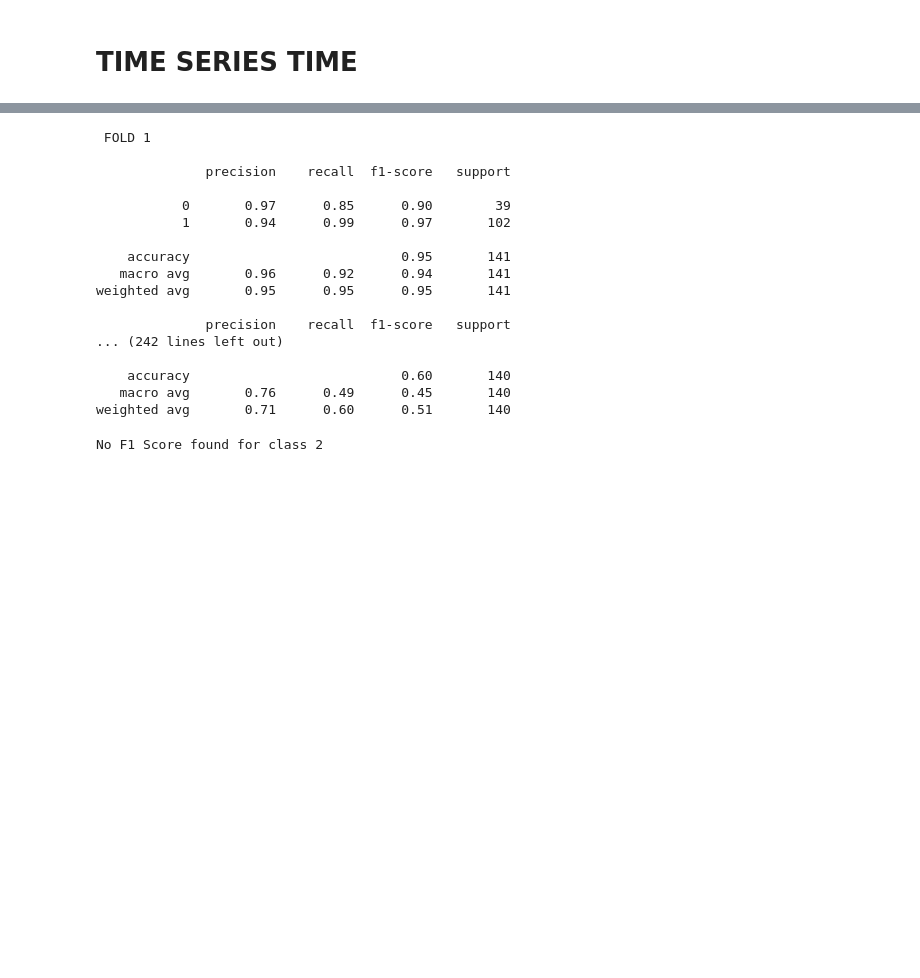
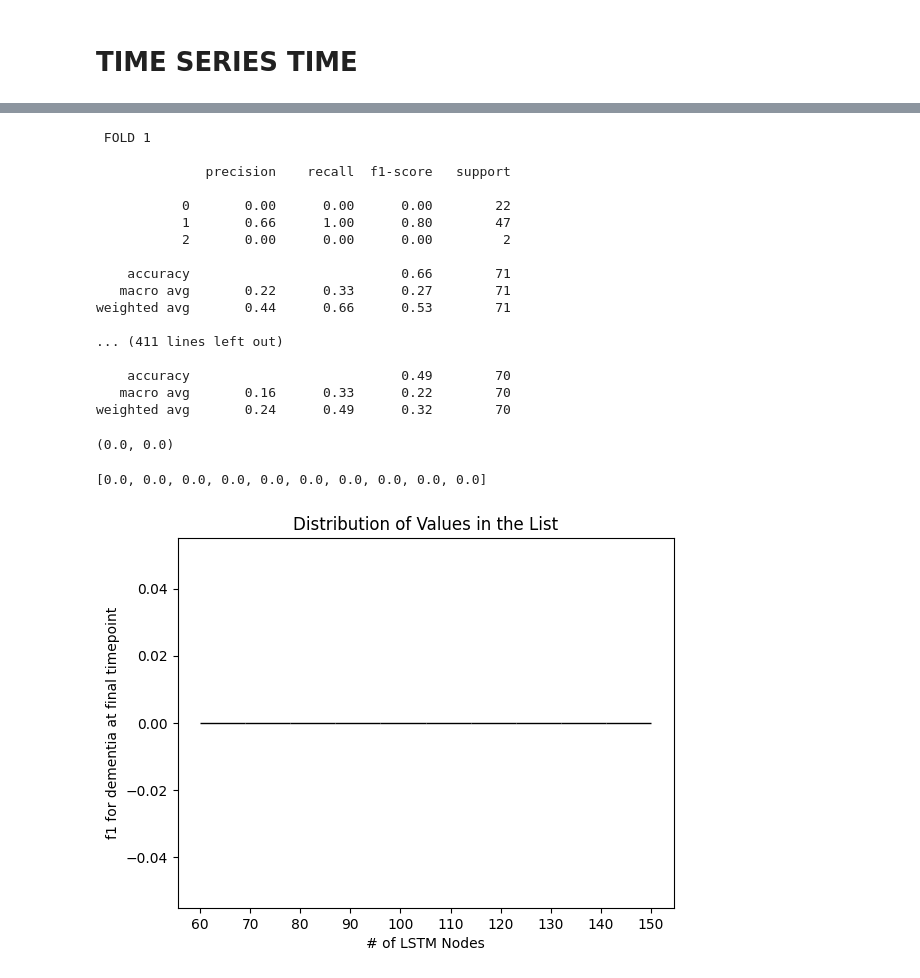
Before and after one commit to aviadsusman/eipy, a Jupyter notebook: eipy/longitudinal_tadpole.ipynb, the cells around one changed output, grey strips where cells are left out. Cells and saved outputs as stored; diff of their text form; code cells hidden in the pictures; blank space fills up the shorter version.

```diff
--- a/eipy/longitudinal_tadpole.ipynb
+++ b/eipy/longitudinal_tadpole.ipynb
@@ -333,36 +339,49 @@ confusion_matrices = [ [confusion_matrix(y_pred=y_preds_argmax[i][:,j], y_true=y
 final_f1_dem = []
 for i in range(len(y_preds_argmax)):
     print(f" \n FOLD {i+1} \n")
-    for j in range(5):
+    for j in range(len(data)):
         print(classification_report(y_pred=y_preds_argmax[i][:,j], y_true=y_trues[i][:,j]))
 # %% [output]
  FOLD 1
 
               precision    recall  f1-score   support
 
-           0       0.97      0.85      0.90        39
-           1       0.94      0.99      0.97       102
+           0       0.00      0.00      0.00        22
+           1       0.66      1.00      0.80        47
+           2       0.00      0.00      0.00         2
 
-    accuracy                           0.95       141
-   macro avg       0.96      0.92      0.94       141
-weighted avg       0.95      0.95      0.95       141
+    accuracy                           0.66        71
+   macro avg       0.22      0.33      0.27        71
+weighted avg       0.44      0.66      0.53        71
 
-              precision    recall  f1-score   support
-... (242 lines left out)
+... (411 lines left out)
 
-    accuracy                           0.60       140
-   macro avg       0.76      0.49      0.45       140
-weighted avg       0.71      0.60      0.51       140
+    accuracy                           0.49        70
+   macro avg       0.16      0.33      0.22        70
+weighted avg       0.24      0.49      0.32        70
-# %%
-import re
-target_class=2
-pattern = re.compile(rf"\b{target_class}\b\s+\d+\s+\d+\s+([\d.]+)\s+")
-match = re.search(pattern, classification_report(y_pred=y_preds_argmax[0][:,-1], y_true=y_trues[0][:,-1]))
-
-if match:
-    f1_score_for_target_class = float(match.group(1))
-    print(f"F1 Score for class {target_class}: {f1_score_for_target_class}")
-else:
-    print(f"No F1 Score found for class {target_class}")
-# %% [output]
-No F1 Score found for class 2
+# %%
+
+from sklearn.metrics import precision_recall_fscore_support
+dem_f1 = []
+for i in range(len(y_preds_argmax)):
+    precision, recall, f1, support = precision_recall_fscore_support(y_pred=y_preds_argmax[i][:,-1], y_true=y_trues[i][:,-1])
+    dem_f1.append(f1[2])
+
+np.mean(dem_f1), np.std(dem_f1)
+# %% [output]
+(0.0, 0.0)
+# %%
+dem_f1
+# %% [output]
+[0.0, 0.0, 0.0, 0.0, 0.0, 0.0, 0.0, 0.0, 0.0, 0.0]
+# %%
+import matplotlib.pyplot as plt
+
+plt.hist(range(1, len(dem_f1)+1), bins=len(dem_f1), weights=dem_f1, edgecolor='black', alpha=1)
+plt.title('Distribution of Values in the List')
+plt.xlabel('# of LSTM Nodes')
+plt.ylabel('f1 for dementia at final timepoint')
+plt.xticks(range(1, len(dem_f1) + 1), range(60, 60 + 10 * len(dem_f1), 10))
+plt.show()
+# %% [output]
+[figure, added]
```
Also changed, not shown: parts of 21 cells of this notebook, 1 other file.
